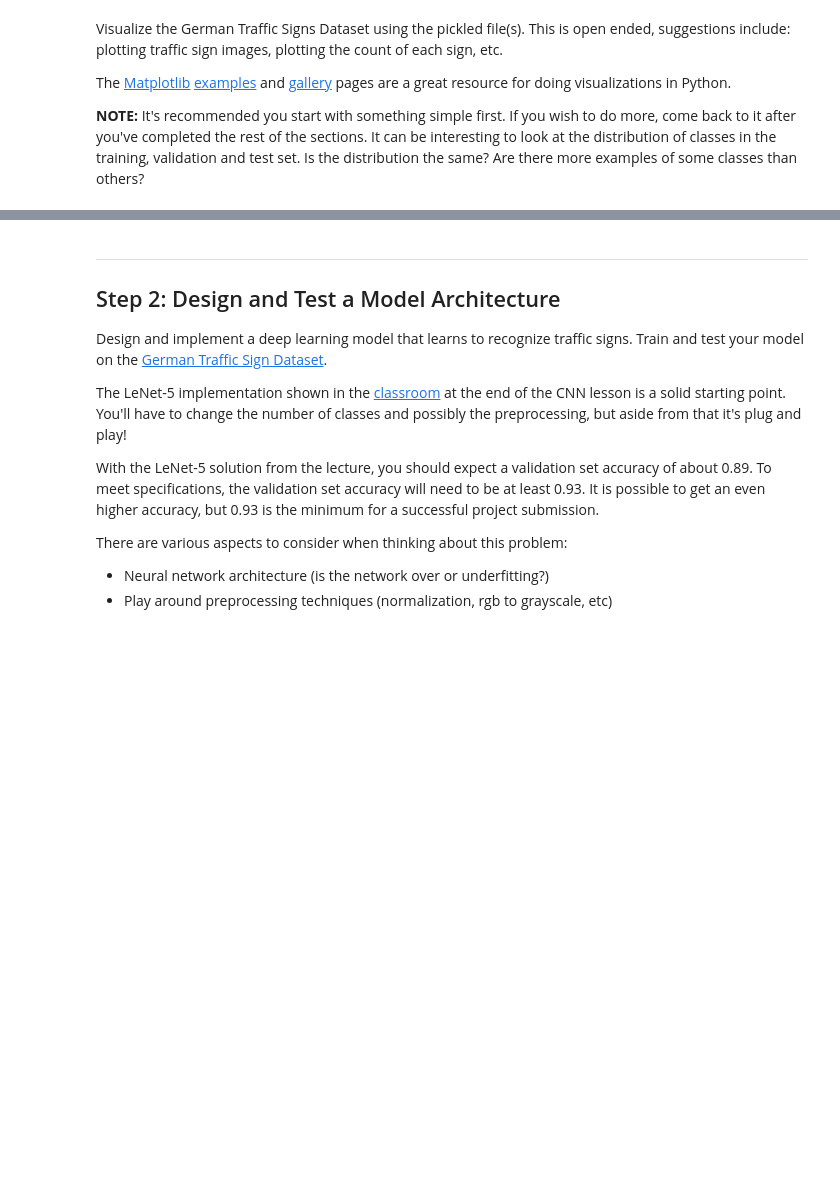
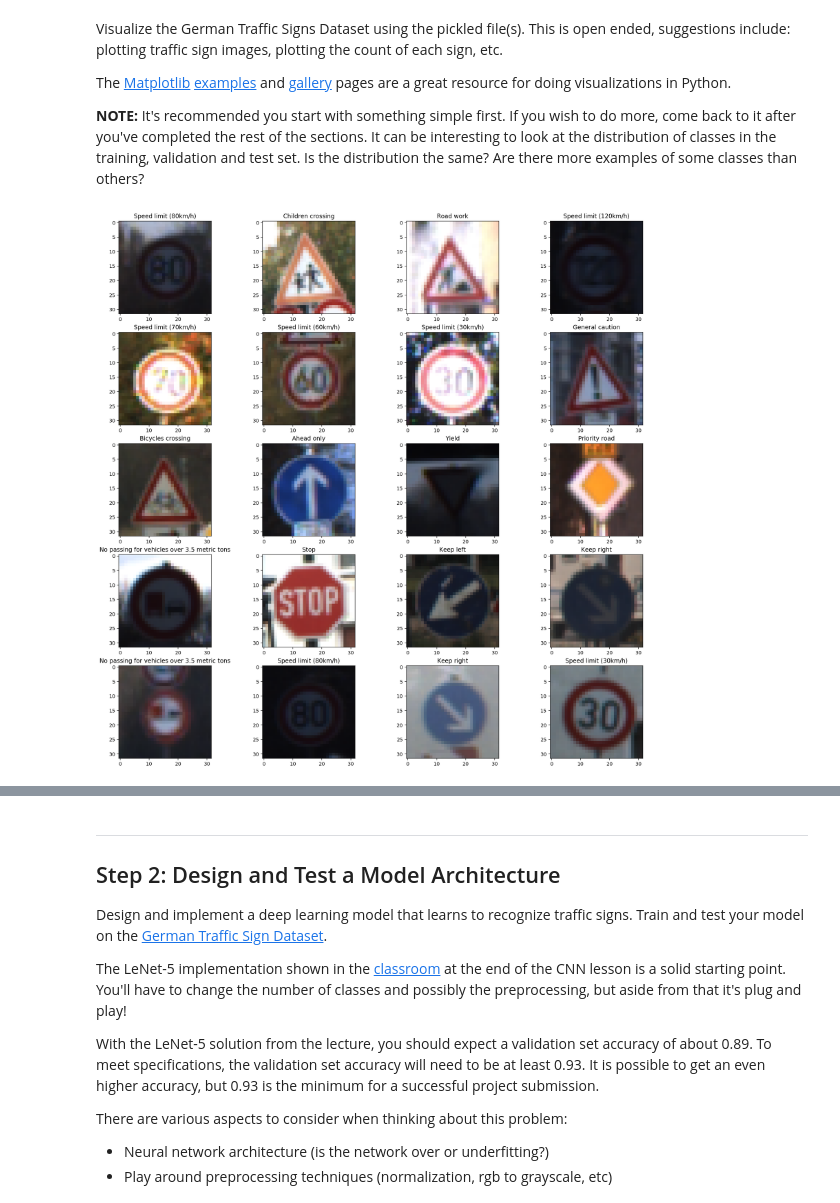
Before and after one commit to yoon-gu/CarND-Traffic-Sign-Classifier-Project, a Jupyter notebook: Traffic_Sign_Classifier.ipynb, the cells around one changed output, grey strips where cells are left out. Saved outputs shown, nothing was run; the diff lists cells and outputs as text; code cells hidden in the pictures; blank space fills up the shorter version.

```diff
--- a/Traffic_Sign_Classifier.ipynb
+++ b/Traffic_Sign_Classifier.ipynb
@@ -57,6 +57,9 @@ Complete the basic data summary below. Use python, numpy and/or pandas methods t
 # %%
 ### Replace each question mark with the appropriate value.
 ### Use python, pandas or numpy methods rather than hard coding the results
+import pandas as pd
+df = pd.read_csv('signnames.csv')
+traffic_signs = df.values[:, 1]
 
 # TODO: Number of training examples
 n_train = X_train.shape[0]
@@ -71,7 +74,7 @@ n_test = X_test.shape[0]
 image_shape = X_train.shape[1:]
 
 # TODO: How many unique classes/labels there are in the dataset.
-n_classes = max(y_train) + 1
+n_classes = len(df)
 
 print("Number of training examples =", n_train)
 print("Number of testing examples =", n_test)
@@ -98,3 +101,15 @@ import tensorflow as tf
 # Visualizations will be shown in the notebook.
 %matplotlib inline
 %config InlineBackend.figure_format = 'retina'
+# %%
+import numpy as np
+idxs = np.random.choice(np.arange(n_train), 20)
+plt.figure(figsize=(20, 20))
+for i in range(len(idxs)):
+    plt.subplot(5, 4, i+1)
+    plt.imshow(X_train[idxs[i]])
+    sign = traffic_signs[y_train[idxs[i]]]
+    plt.title(sign)
+plt.show()
+# %% [output]
+[figure, added]
```
Also changed, not shown: parts of 11 cells of this notebook, 6 other files.
